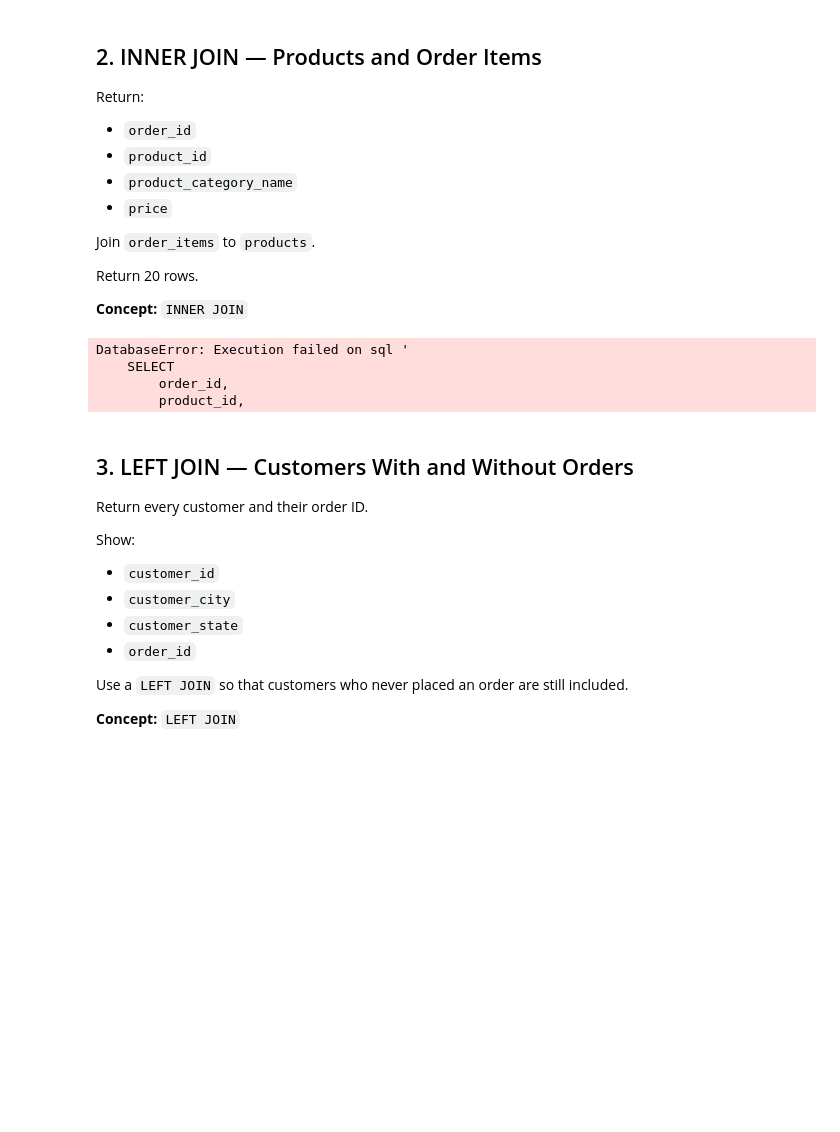
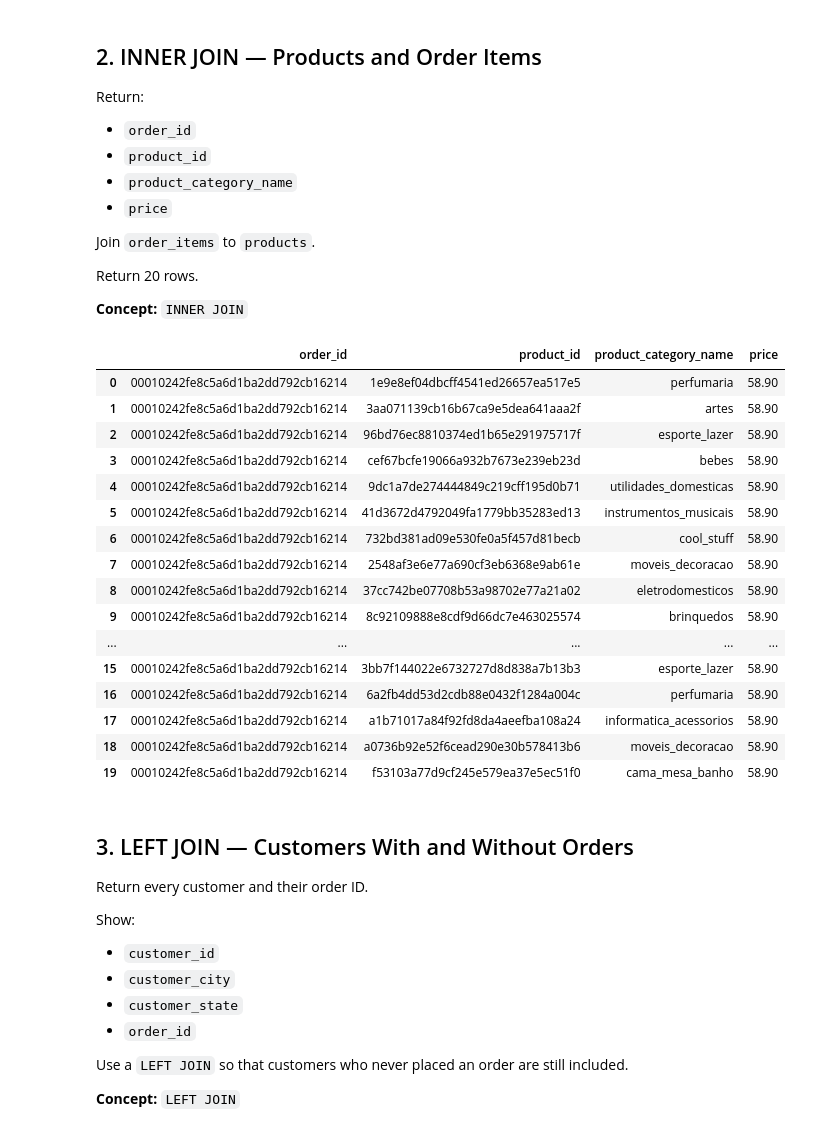
Before and after one commit to Thomasayanfeoluwa/2026-Python-Training-Class---Tutorial-For-Beginners, a Jupyter notebook: OLISTs/exercises_solutions/olists_exercises.ipynb, the cells around one changed output. Drawn from its saved outputs; the diff is of its cells as text; code cells hidden in the pictures; blank space fills up the shorter version.

```diff
--- a/OLISTs/exercises_solutions/olists_exercises.ipynb
+++ b/OLISTs/exercises_solutions/olists_exercises.ipynb
@@ -192,19 +192,32 @@ Return 20 rows.
 # %%
 run_sql("""
     SELECT
-        order_id,
+        i.order_id,
         p.product_id,
-        product_category_name,
-        price
+        p.product_category_name,
+        i.price
     FROM order_items AS i
     INNER JOIN products AS p
     LIMIT 20;
 """)
 # %% [output]
-DatabaseError: Execution failed on sql '
-    SELECT
-        order_id,
-        product_id,
+|  | order_id | product_id | product_category_name | price |
+| 0 | 00010242fe8c5a6d1ba2dd792cb16214 | 1e9e8ef04dbcff4541ed26657ea517e5 | perfumaria | 58.90 |
+| 1 | 00010242fe8c5a6d1ba2dd792cb16214 | 3aa071139cb16b67ca9e5dea641aaa2f | artes | 58.90 |
+| 2 | 00010242fe8c5a6d1ba2dd792cb16214 | 96bd76ec8810374ed1b65e291975717f | esporte_lazer | 58.90 |
+| 3 | 00010242fe8c5a6d1ba2dd792cb16214 | cef67bcfe19066a932b7673e239eb23d | bebes | 58.90 |
+| 4 | 00010242fe8c5a6d1ba2dd792cb16214 | 9dc1a7de274444849c219cff195d0b71 | utilidades_domesticas | 58.90 |
+| 5 | 00010242fe8c5a6d1ba2dd792cb16214 | 41d3672d4792049fa1779bb35283ed13 | instrumentos_musicais | 58.90 |
+| 6 | 00010242fe8c5a6d1ba2dd792cb16214 | 732bd381ad09e530fe0a5f457d81becb | cool_stuff | 58.90 |
+| 7 | 00010242fe8c5a6d1ba2dd792cb16214 | 2548af3e6e77a690cf3eb6368e9ab61e | moveis_decoracao | 58.90 |
+| 8 | 00010242fe8c5a6d1ba2dd792cb16214 | 37cc742be07708b53a98702e77a21a02 | eletrodomesticos | 58.90 |
+| 9 | 00010242fe8c5a6d1ba2dd792cb16214 | 8c92109888e8cdf9d66dc7e463025574 | brinquedos | 58.90 |
+| ... | ... | ... | ... | ... |
+| 15 | 00010242fe8c5a6d1ba2dd792cb16214 | 3bb7f144022e6732727d8d838a7b13b3 | esporte_lazer | 58.90 |
+| 16 | 00010242fe8c5a6d1ba2dd792cb16214 | 6a2fb4dd53d2cdb88e0432f1284a004c | perfumaria | 58.90 |
+| 17 | 00010242fe8c5a6d1ba2dd792cb16214 | a1b71017a84f92fd8da4aeefba108a24 | informatica_acessorios | 58.90 |
+| 18 | 00010242fe8c5a6d1ba2dd792cb16214 | a0736b92e52f6cead290e30b578413b6 | moveis_decoracao | 58.90 |
+| 19 | 00010242fe8c5a6d1ba2dd792cb16214 | f53103a77d9cf245e579ea37e5ec51f0 | cama_mesa_banho | 58.90 |
 # %% [markdown]
 ## 3. LEFT JOIN — Customers With and Without Orders
 
```
